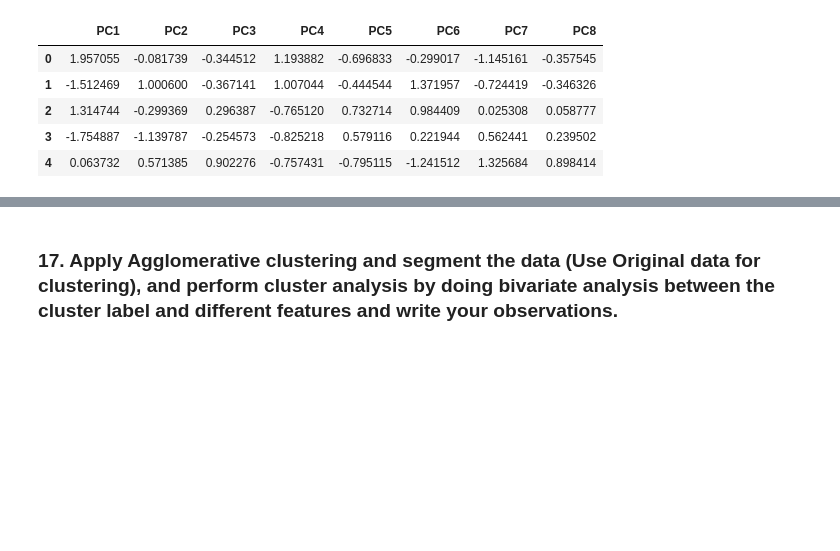
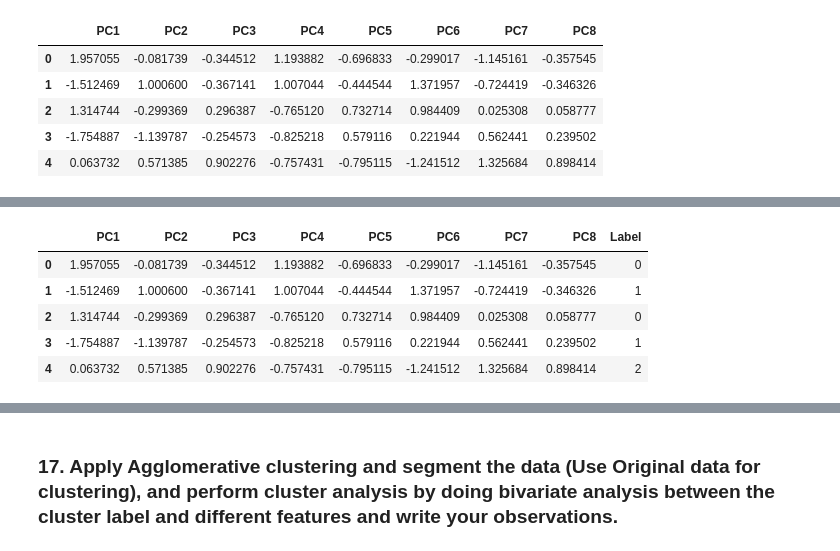
Before and after one commit to aritbhat3/AritraLab4_PythonforDS, a Jupyter notebook: Unsupervised Learning - Lab session 4.ipynb, the cells around one changed output, grey strips where cells are left out. Drawn from its saved outputs; the diff is of its cells as text; code cells hidden in the pictures; blank space fills up the shorter version.

```diff
--- a/Unsupervised Learning - Lab session 4.ipynb
+++ b/Unsupervised Learning - Lab session 4.ipynb
@@ -379,0 +404,12 @@ pca_df.head()
+# %%
+label=pd.DataFrame(kmeans.labels_,columns=['Label'])
+# %%
+kmeans_df=pca_df.join(label)
+kmeans_df.head()
+# %% [output]
+|  | PC1 | PC2 | PC3 | PC4 | PC5 | PC6 | PC7 | PC8 | Label |
+| 0 | 1.957055 | -0.081739 | -0.344512 | 1.193882 | -0.696833 | -0.299017 | -1.145161 | -0.357545 | 0 |
+| 1 | -1.512469 | 1.000600 | -0.367141 | 1.007044 | -0.444544 | 1.371957 | -0.724419 | -0.346326 | 1 |
+| 2 | 1.314744 | -0.299369 | 0.296387 | -0.765120 | 0.732714 | 0.984409 | 0.025308 | 0.058777 | 0 |
+| 3 | -1.754887 | -1.139787 | -0.254573 | -0.825218 | 0.579116 | 0.221944 | 0.562441 | 0.239502 | 1 |
+| 4 | 0.063732 | 0.571385 | 0.902276 | -0.757431 | -0.795115 | -1.241512 | 1.325684 | 0.898414 | 2 |
```
Also changed, not shown: parts of 43 cells of this notebook.
